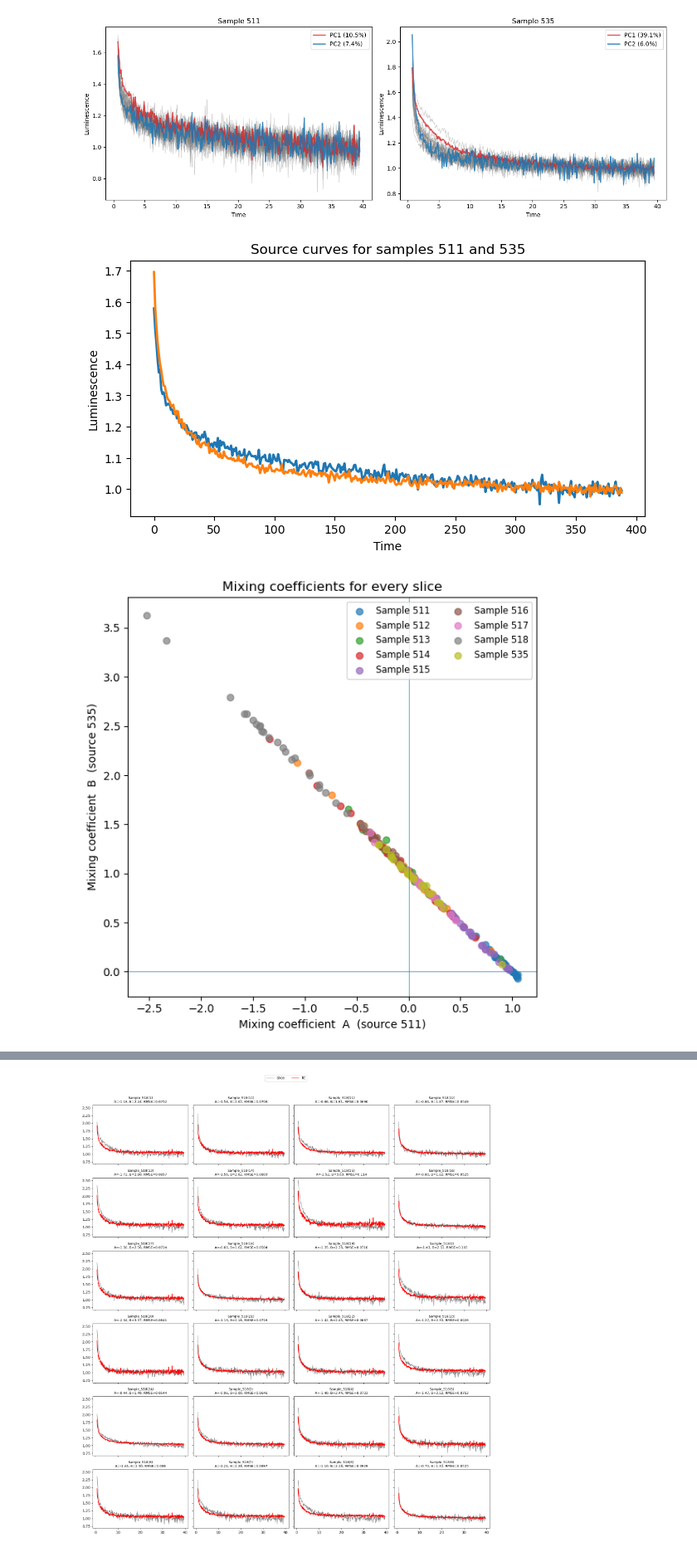
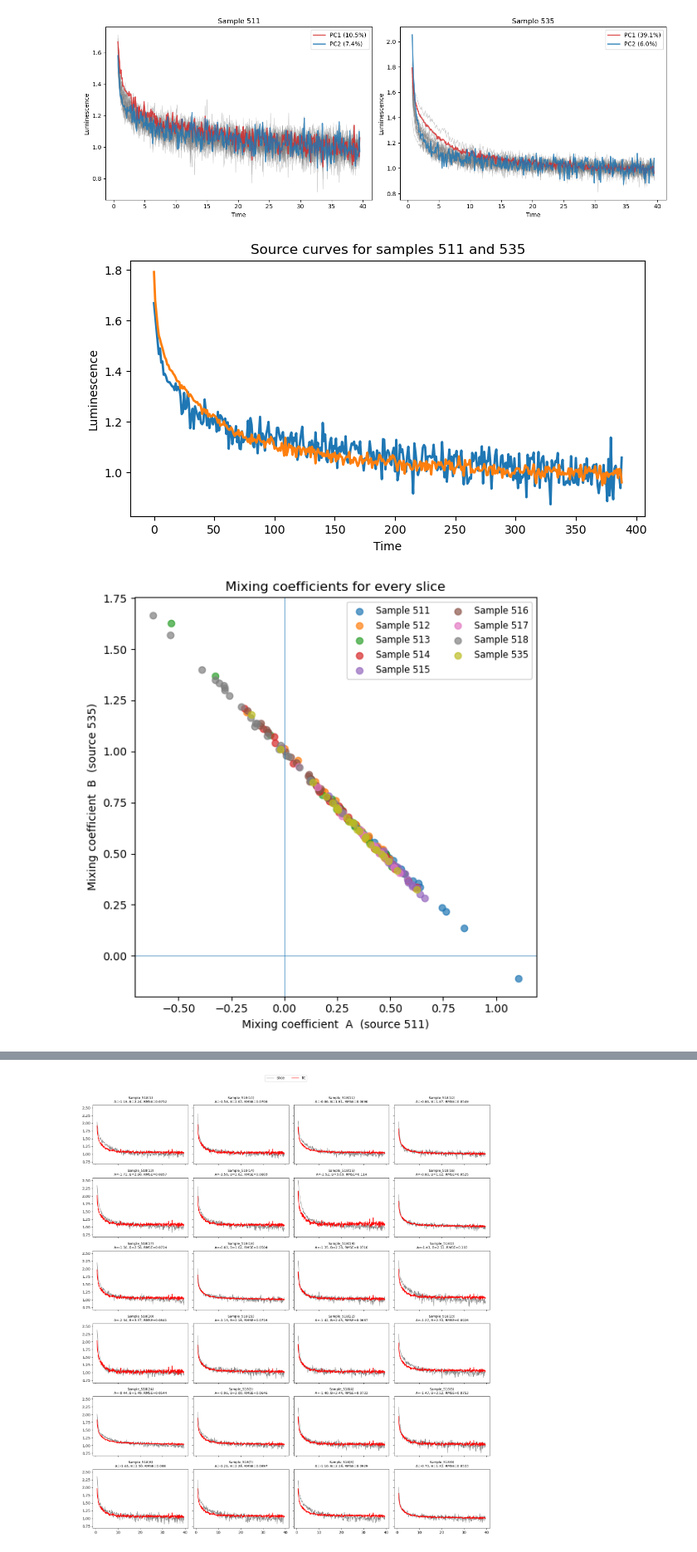
Before and after one commit to Peisong-Zheng/OSL_source_ana, a Jupyter notebook: PCA_two_sources.ipynb, the cells around one changed output, grey strips where cells are left out. Shown at 83% size. Cells and saved outputs as stored; diff of their text form; code cells hidden in the pictures.

```diff
--- a/PCA_two_sources.ipynb
+++ b/PCA_two_sources.ipynb
@@ -91,30 +91,30 @@ for sample_key in ['511', '535']:
     # Following user's earlier approach: source = mean_curve + comp
     sources[sample_key] = mean_curve + comp
 
-# source1 = sources['511']
-# source2 = sources['535']
+source1 = sources['511']
+source2 = sources['535']
 
 
 
 
-# 直接使用511和535的平均值作为物源
-df_temp=data_dict['511']
-slice_cols = df_temp.columns.difference(['Time_index', 'Time'])
-# calculate the mean of all columns
-# mean_values = df_temp[slice_cols].mean(axis=1)
-# use median
-mean_values = df_temp[slice_cols].median(axis=1)
-source1 = mean_values
+# # 直接使用511和535的平均值作为物源
+# df_temp=data_dict['511']
+# slice_cols = df_temp.columns.difference(['Time_index', 'Time'])
+# # calculate the mean of all columns
+# # mean_values = df_temp[slice_cols].mean(axis=1)
+# # use median
+# mean_values = df_temp[slice_cols].median(axis=1)
+# source1 = mean_values
 
 
-df_temp=data_dict['535']
-slice_cols = df_temp.columns.difference(['Time_index', 'Time'])
-# calculate the mean of all columns
-# mean_values = df_temp[slice_cols].mean(axis=1)
+# df_temp=data_dict['535']
+# slice_cols = df_temp.columns.difference(['Time_index', 'Time'])
+# # calculate the mean of all columns
+# # mean_values = df_temp[slice_cols].mean(axis=1)
 
-# use median
-mean_values = df_temp[slice_cols].median(axis=1)
-source2 = mean_values
+# # use median
+# mean_values = df_temp[slice_cols].median(axis=1)
+# source2 = mean_values
 
 
 
@@ -156,32 +156,32 @@ plt.title('Mixing coefficients for every slice')
 plt.legend(fontsize='small', ncol=2)
 plt.tight_layout()
 plt.show()
 
 samples = sorted(data_dict.keys())          # 9 keys → row-major order
 n_rows, n_cols = 3, 3
 fig, axes = plt.subplots(n_rows, n_cols, figsize=(15, 12), sharex=True, sharey=True)
 
 for ax, sample_key in zip(axes.ravel(), samples):
     time, Xs, _ = sample_matrix(sample_key)
 
     # plot every slice for this sample in grey
     ax.plot(time, Xs.T, color='grey', alpha=0.4, lw=0.8)
 
     # overlay the two sources
     ax.plot(time, source1, lw=2, label='Source 511')
     ax.plot(time, source2, lw=2, label='Source 535')
 
     # cosmetics
     ax.set_title(f'Sample {sample_key}')
     ax.set_xlabel('Time')
     ax.set_ylabel('Luminescence')
 
 # One shared legend (outside the grid)
 handles, labels = axes[0,0].get_legend_handles_labels()
 fig.legend(handles, labels, loc='upper center', ncol=2)
 
 fig.tight_layout(rect=[0, 0, 1, 0.96])     # leave room for the legend
 plt.show()
 # %% [output]
-[figure, old version]
+[figure, new version]
-[figure, old version]
+[figure, new version]
```
Also changed, not shown: parts of 1 cell of this notebook, 11 other files.
